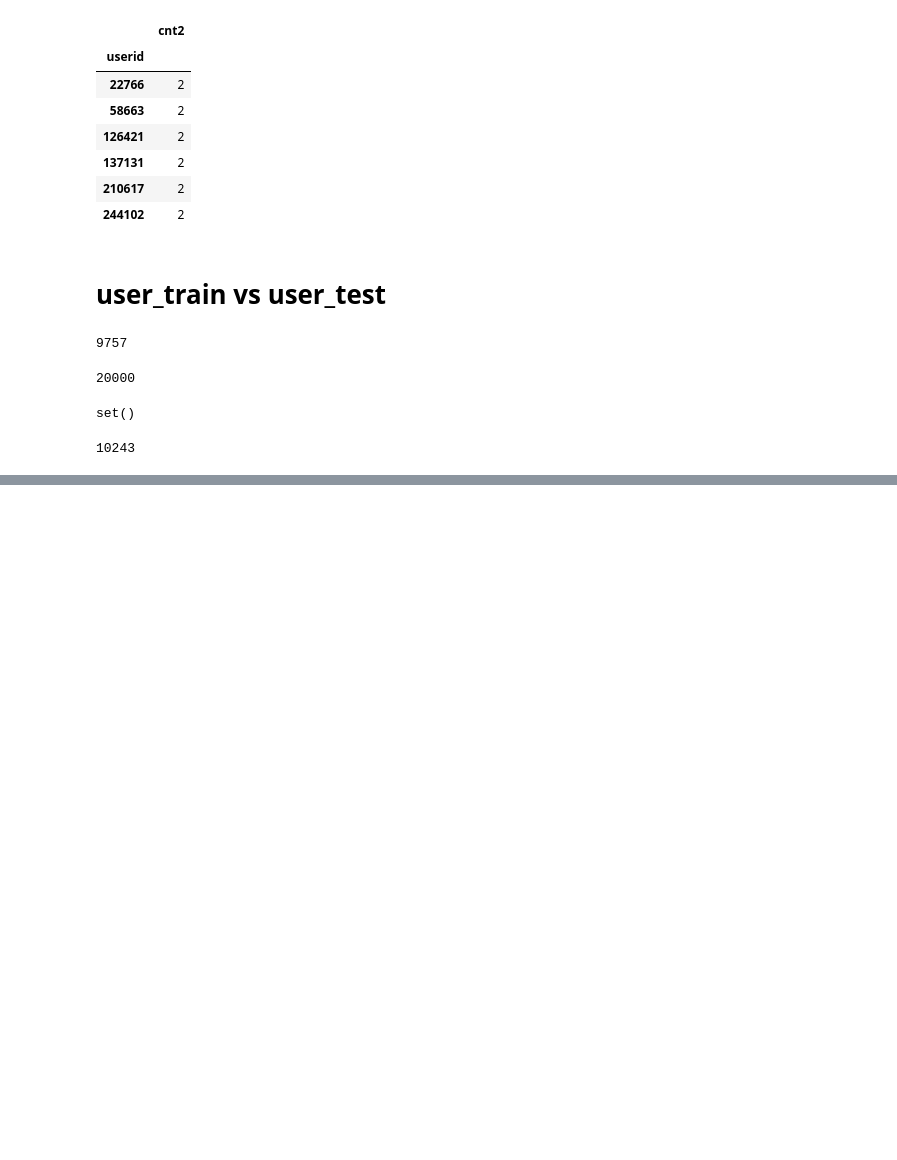
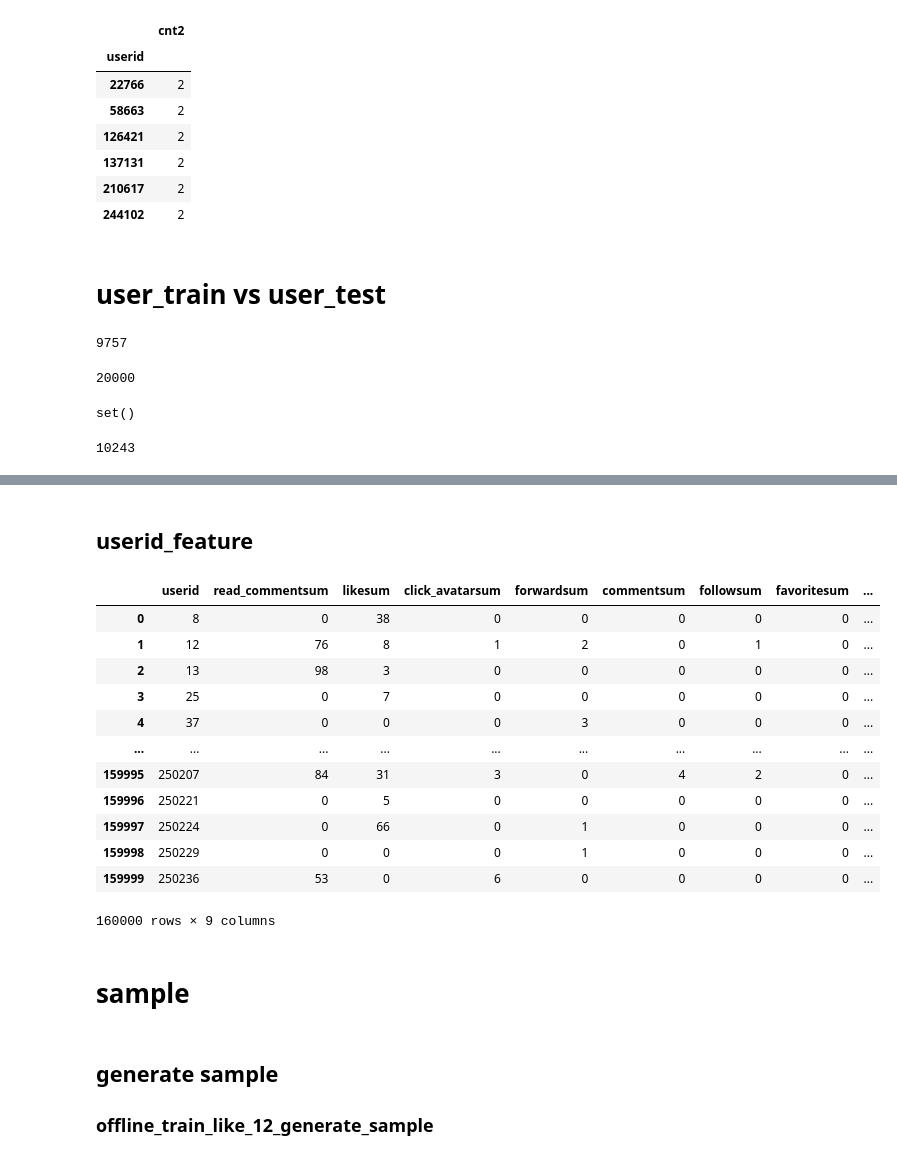
Before and after one commit to flavorfan/fan_data_scient, a Jupyter notebook: WeChat_Big_Data_Challenge/wechat_eda.ipynb, the cells around one changed output, grey strips where cells are left out. Drawn from its saved outputs; the diff is of its cells as text; code cells hidden in the pictures; blank space fills up the shorter version.

```diff
--- a/WeChat_Big_Data_Challenge/wechat_eda.ipynb
+++ b/WeChat_Big_Data_Challenge/wechat_eda.ipynb
@@ -264,0 +337,24 @@ len(set(train_user_ls) - set(test_user_ls))
+# %% [markdown]
+## userid_feature
+# %%
+df_userid_feature = pd.read_csv('data/feature/userid_feature.csv')
+df_userid_feature
+# %% [output]
+|  | userid | read_commentsum | likesum | click_avatarsum | forwardsum | commentsum | followsum | favoritesum | ... |
+| 0 | 8 | 0 | 38 | 0 | 0 | 0 | 0 | 0 | ... |
+| 1 | 12 | 76 | 8 | 1 | 2 | 0 | 1 | 0 | ... |
+| 2 | 13 | 98 | 3 | 0 | 0 | 0 | 0 | 0 | ... |
+| 3 | 25 | 0 | 7 | 0 | 0 | 0 | 0 | 0 | ... |
+| 4 | 37 | 0 | 0 | 0 | 3 | 0 | 0 | 0 | ... |
+| ... | ... | ... | ... | ... | ... | ... | ... | ... | ... |
+| 159995 | 250207 | 84 | 31 | 3 | 0 | 4 | 2 | 0 | ... |
+| 159996 | 250221 | 0 | 5 | 0 | 0 | 0 | 0 | 0 | ... |
+| 159997 | 250224 | 0 | 66 | 0 | 1 | 0 | 0 | 0 | ... |
+| 159998 | 250229 | 0 | 0 | 0 | 1 | 0 | 0 | 0 | ... |
+| 159999 | 250236 | 53 | 0 | 6 | 0 | 0 | 0 | 0 | ... |
+160000 rows × 9 columns
+# %% [markdown]
+# sample
+# %% [markdown]
+## generate sample
+### offline_train_like_12_generate_sample
```
Also changed, not shown: parts of 24 cells of this notebook, 1 other file.
